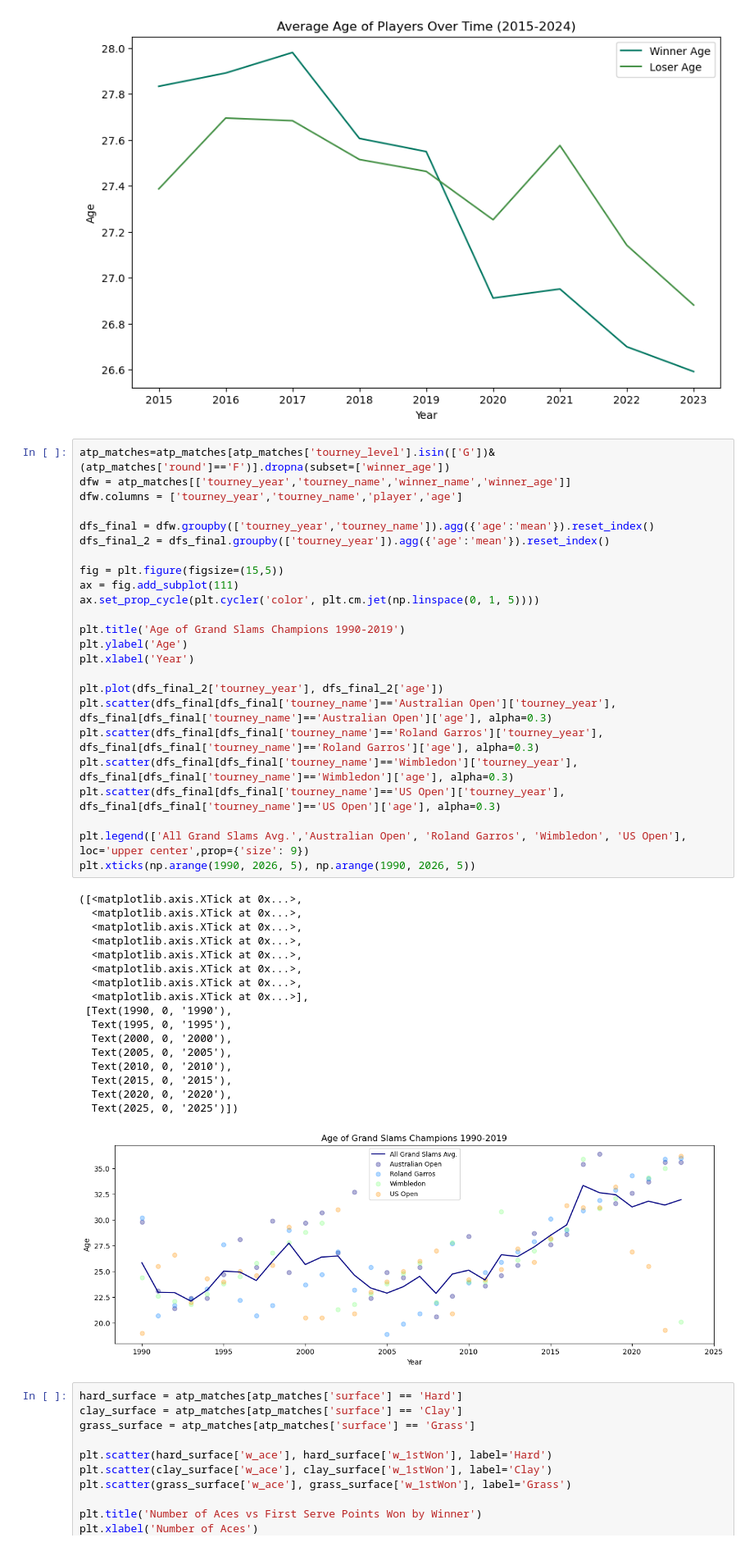
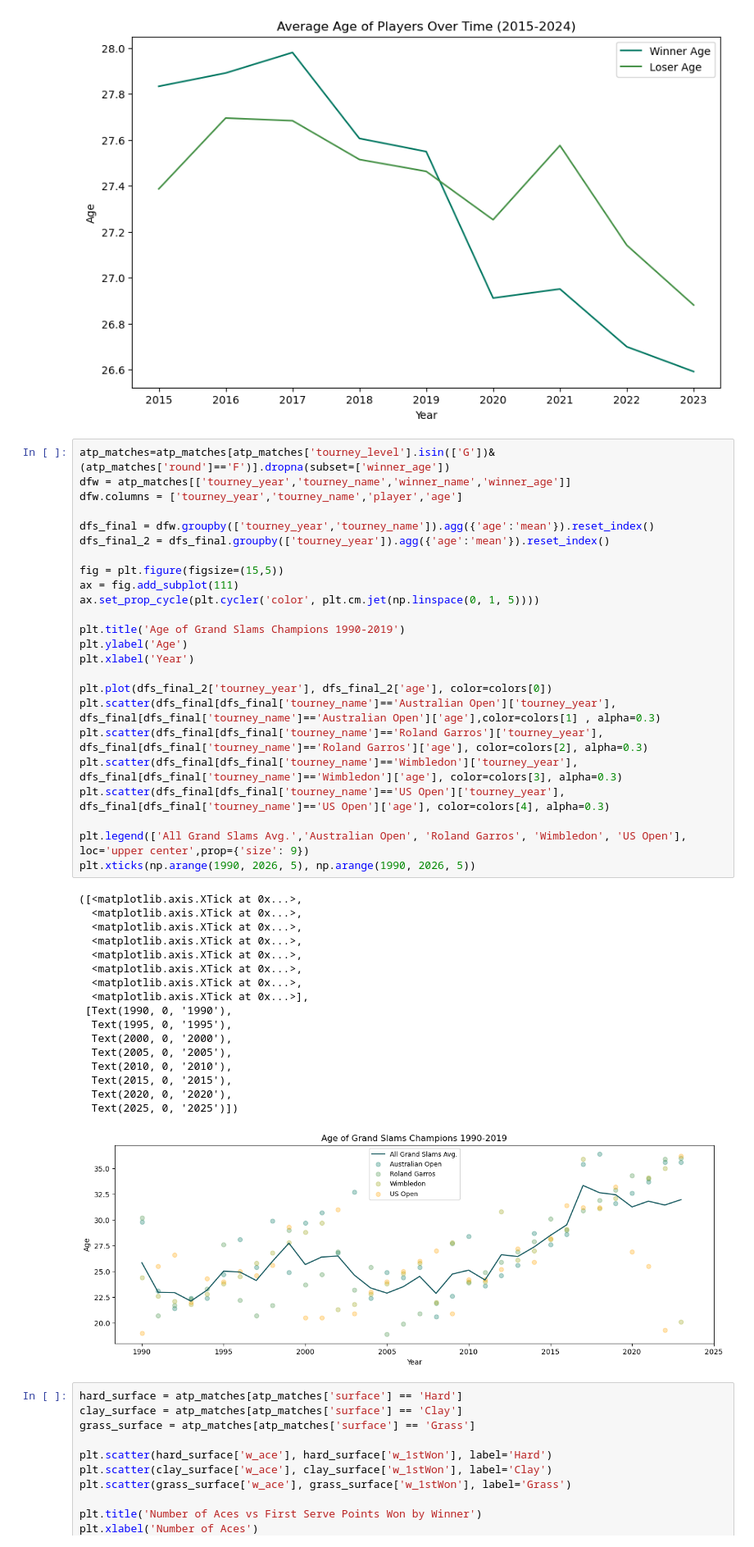
Before and after one commit to yasemitee/SciVIs, a Jupyter notebook: player.ipynb, the cells around one changed output. Shown at 82% size. Cells and saved outputs as stored; diff of their text form.

Commit message:
Cambio colori

```diff
--- a/player.ipynb
+++ b/player.ipynb
@@ -186,39 +186,39 @@ dfs_final = dfw.groupby(['tourney_year','tourney_name']).agg({'age':'mean'}).res
 dfs_final_2 = dfs_final.groupby(['tourney_year']).agg({'age':'mean'}).reset_index()
 
 fig = plt.figure(figsize=(15,5))
 ax = fig.add_subplot(111)
 ax.set_prop_cycle(plt.cycler('color', plt.cm.jet(np.linspace(0, 1, 5))))
 
 plt.title('Age of Grand Slams Champions 1990-2019')
 plt.ylabel('Age')
 plt.xlabel('Year')
 
-plt.plot(dfs_final_2['tourney_year'], dfs_final_2['age'])
-plt.scatter(dfs_final[dfs_final['tourney_name']=='Australian Open']['tourney_year'], dfs_final[dfs_final['tourney_name']=='Australian Open']['age'], alpha=0.3)
-plt.scatter(dfs_final[dfs_final['tourney_name']=='Roland Garros']['tourney_year'], dfs_final[dfs_final['tourney_name']=='Roland Garros']['age'], alpha=0.3)
-plt.scatter(dfs_final[dfs_final['tourney_name']=='Wimbledon']['tourney_year'], dfs_final[dfs_final['tourney_name']=='Wimbledon']['age'], alpha=0.3)
-plt.scatter(dfs_final[dfs_final['tourney_name']=='US Open']['tourney_year'], dfs_final[dfs_final['tourney_name']=='US Open']['age'], alpha=0.3)
+plt.plot(dfs_final_2['tourney_year'], dfs_final_2['age'], color=colors[0])
+plt.scatter(dfs_final[dfs_final['tourney_name']=='Australian Open']['tourney_year'], dfs_final[dfs_final['tourney_name']=='Australian Open']['age'],color=colors[1] , alpha=0.3)
+plt.scatter(dfs_final[dfs_final['tourney_name']=='Roland Garros']['tourney_year'], dfs_final[dfs_final['tourney_name']=='Roland Garros']['age'], color=colors[2], alpha=0.3)
+plt.scatter(dfs_final[dfs_final['tourney_name']=='Wimbledon']['tourney_year'], dfs_final[dfs_final['tourney_name']=='Wimbledon']['age'], color=colors[3], alpha=0.3)
+plt.scatter(dfs_final[dfs_final['tourney_name']=='US Open']['tourney_year'], dfs_final[dfs_final['tourney_name']=='US Open']['age'], color=colors[4], alpha=0.3)
 
 plt.legend(['All Grand Slams Avg.','Australian Open', 'Roland Garros', 'Wimbledon', 'US Open'], loc='upper center',prop={'size': 9})
 plt.xticks(np.arange(1990, 2026, 5), np.arange(1990, 2026, 5))
 # %% [output]
 ([<matplotlib.axis.XTick at 0x...>,
   <matplotlib.axis.XTick at 0x...>,
   <matplotlib.axis.XTick at 0x...>,
   <matplotlib.axis.XTick at 0x...>,
   <matplotlib.axis.XTick at 0x...>,
   <matplotlib.axis.XTick at 0x...>,
   <matplotlib.axis.XTick at 0x...>,
   <matplotlib.axis.XTick at 0x...>],
  [Text(1990, 0, '1990'),
   Text(1995, 0, '1995'),
   Text(2000, 0, '2000'),
   Text(2005, 0, '2005'),
   Text(2010, 0, '2010'),
   Text(2015, 0, '2015'),
   Text(2020, 0, '2020'),
   Text(2025, 0, '2025')])
-[figure, old version]
+[figure, new version]
 # %%
 hard_surface = atp_matches[atp_matches['surface'] == 'Hard']
 clay_surface = atp_matches[atp_matches['surface'] == 'Clay']
```
Also changed, not shown: parts of 1 cell of this notebook.
